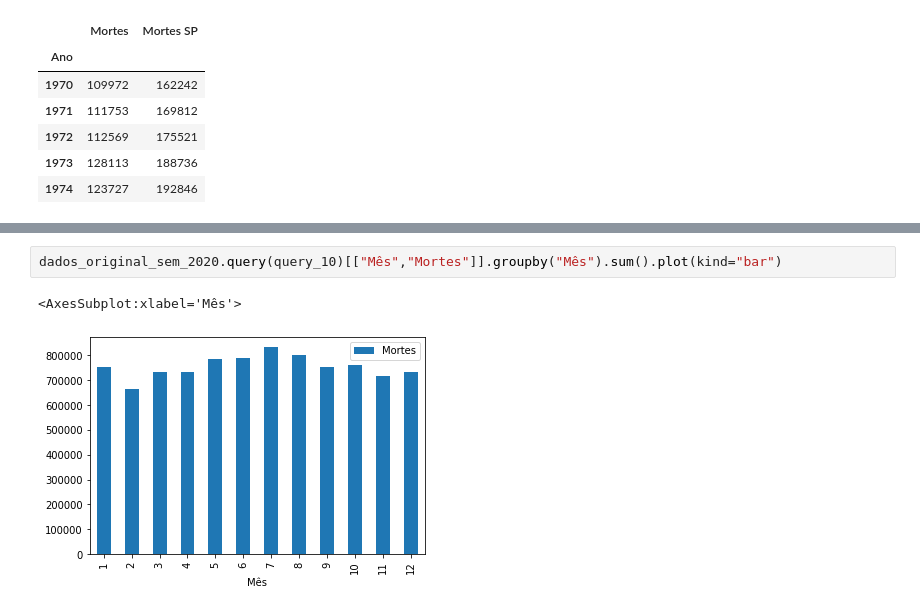
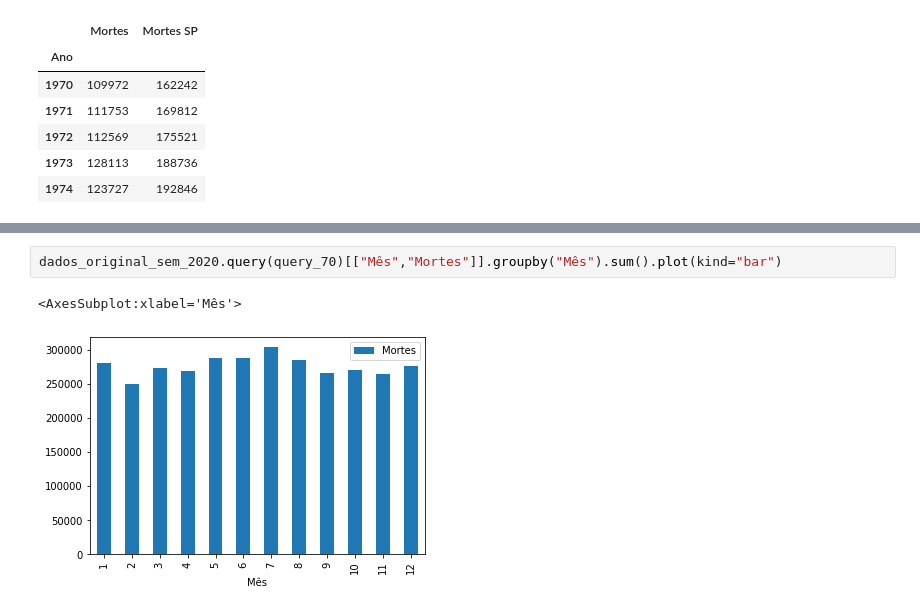
Before and after one commit to r10silveira/bootcampDataScience, a Jupyter notebook: Modulo1/RenatoSilveira_Desafio Modulo1.ipynb, the cells around one changed output, grey strips where cells are left out. Cells and saved outputs as stored; diff of their text form.

```diff
--- a/Modulo1/RenatoSilveira_Desafio Modulo1.ipynb
+++ b/Modulo1/RenatoSilveira_Desafio Modulo1.ipynb
@@ -369,5 +394,5 @@ dados_original_sem_2020[["Mês","Mortes"]].groupby("Mês").sum()
 # %%
-dados_original_sem_2020.query(query_10)[["Mês","Mortes"]].groupby("Mês").sum().plot(kind="bar")
+dados_original_sem_2020.query(query_70)[["Mês","Mortes"]].groupby("Mês").sum().plot(kind="bar")
 # %% [output]
 <AxesSubplot:xlabel='Mês'>
-[figure, old version]
+[figure, new version]
```
Also changed, not shown: parts of 26 cells of this notebook.
